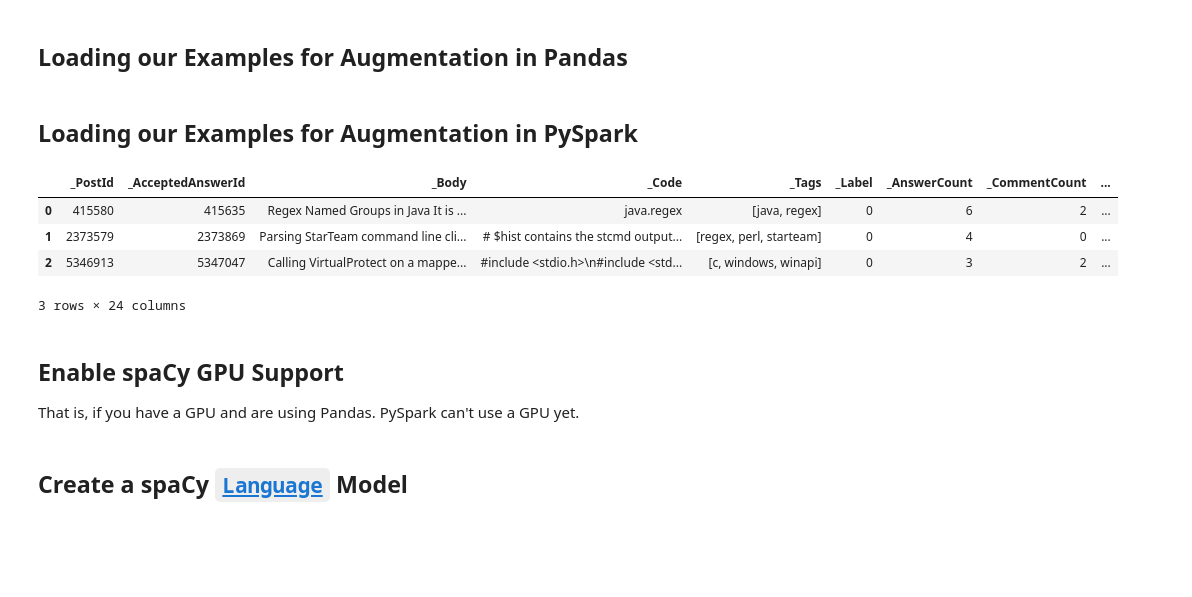
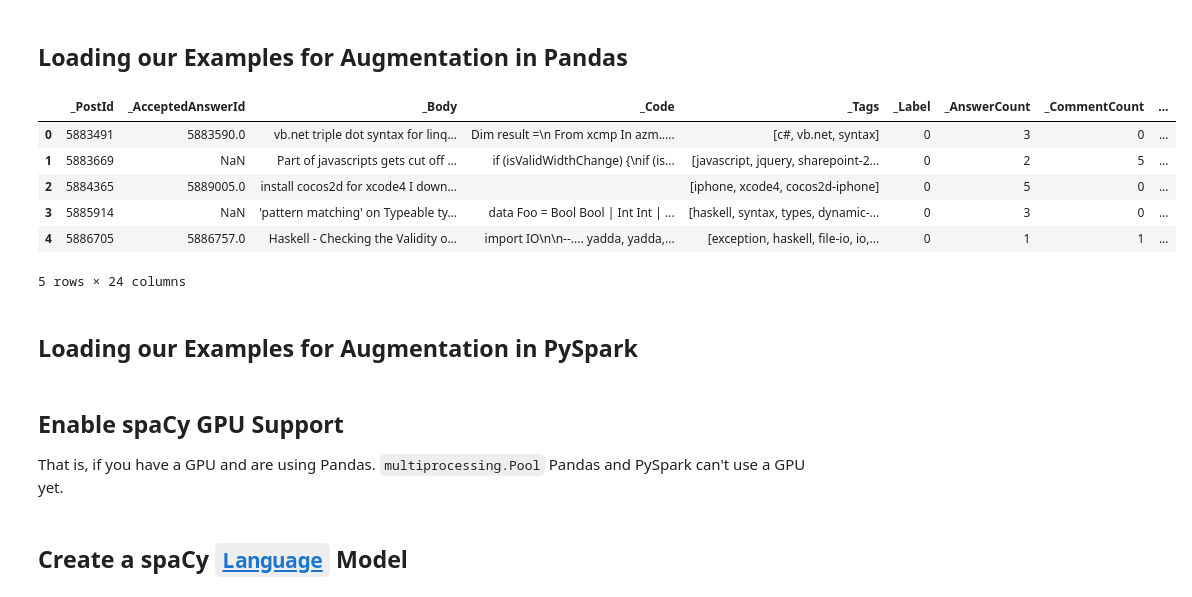
Before and after one commit to rjurney/weakly_supervised_learning_code, a Jupyter notebook: ch05/Snorkel.ipynb, the cells around one changed output. Saved outputs shown, nothing was run; the diff lists cells and outputs as text; code cells hidden in the pictures; blank space fills up the shorter version.

```diff
--- a/ch05/Snorkel.ipynb
+++ b/ch05/Snorkel.ipynb
@@ -42,7 +40,10 @@ TAG_LIMIT = 50
 # %%
+TAG_LIMIT = 50
+
 PATHS = {
     'questions': {
         'local': '../data/stackoverflow/Questions.Tags.{}.parquet',
+        'local_single': '../data/stackoverflow/Questions.Tags.{}.parquet/part-00000-1ad544ea-abd4-4960-aa2c-7e0eb12cdb8e-c000.snappy.parquet',
         's3': 's3://stackoverflow-events/08-05-2019/Questions.Tags.{}.parquet',
     },
 }
@@ -54,11 +55,19 @@ path = PATHS['questions'][PATH_SET].format(TAG_LIMIT)
 # %% [markdown]
 ## Loading our Examples for Augmentation in Pandas
 # %%
-df = df.read_parquet(
+df = pd.read_parquet(
     path,
     engine='pyarrow',
 )
 df.head()
+# %% [output]
+|  | _PostId | _AcceptedAnswerId | _Body | _Code | _Tags | _Label | _AnswerCount | _CommentCount | ... |
+| 0 | 5883491 | 5883590.0 | vb.net triple dot syntax for linq... | Dim result =\n From xcmp In azm..... | [c#, vb.net, syntax] | 0 | 3 | 0 | ... |
+| 1 | 5883669 | NaN | Part of javascripts gets cut off ... | if (isValidWidthChange) {\nif (is... | [javascript, jquery, sharepoint-2... | 0 | 2 | 5 | ... |
+| 2 | 5884365 | 5889005.0 | install cocos2d for xcode4 I down... |  | [iphone, xcode4, cocos2d-iphone] | 0 | 5 | 0 | ... |
+| 3 | 5885914 | NaN | 'pattern matching' on Typeable ty... | data Foo = Bool Bool | Int Int | ... | [haskell, syntax, types, dynamic-... | 0 | 3 | 0 | ... |
+| 4 | 5886705 | 5886757.0 | Haskell - Checking the Validity o... | import IO\n\n--.... yadda, yadda,... | [exception, haskell, file-io, io,... | 0 | 1 | 1 | ... |
+5 rows × 24 columns
 # %% [markdown]
 ## Loading our Examples for Augmentation in PySpark
 # %%
@@ -70,8 +79,6 @@ from pyspark.sql import SparkSession
 spark = SparkSession \
     .builder \
     .appName("Programming Language Extraction Example") \
-    .config('spark.dynamicAllocation.enabled', True) \
-    .config('spark.shuffle.service.enabled', True) \
     .getOrCreate()
 sc = spark.sparkContext
 
@@ -79,16 +86,10 @@ path = PATHS['questions']['local'].format(TAG_LIMIT)
 
 question_df = spark.read.parquet(path)
 question_df.limit(3).toPandas()
-# %% [output]
-|  | _PostId | _AcceptedAnswerId | _Body | _Code | _Tags | _Label | _AnswerCount | _CommentCount | ... |
-| 0 | 415580 | 415635 | Regex Named Groups in Java It is ... | java.regex | [java, regex] | 0 | 6 | 2 | ... |
-| 1 | 2373579 | 2373869 | Parsing StarTeam command line cli... | # $hist contains the stcmd output... | [regex, perl, starteam] | 0 | 4 | 0 | ... |
-| 2 | 5346913 | 5347047 | Calling VirtualProtect on a mappe... | #include <stdio.h>\n#include <std... | [c, windows, winapi] | 0 | 3 | 2 | ... |
-3 rows × 24 columns
 # %% [markdown]
 ## Enable spaCy GPU Support
 
-That is, if you have a GPU and are using Pandas. PySpark can't use a GPU yet.
+That is, if you have a GPU and are using Pandas. `multiprocessing.Pool` Pandas and PySpark can't use a GPU yet.
 # %%
 # spacy.prefer_gpu()
 # %% [markdown]
```
Also changed, not shown: parts of 20 cells of this notebook.
